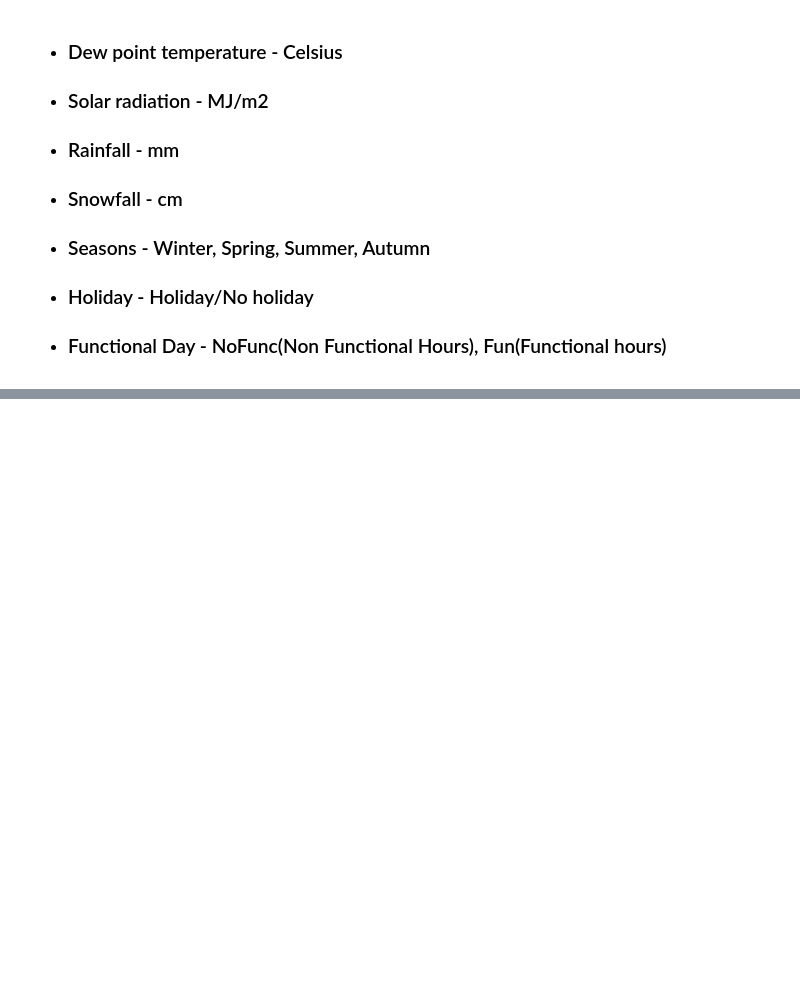
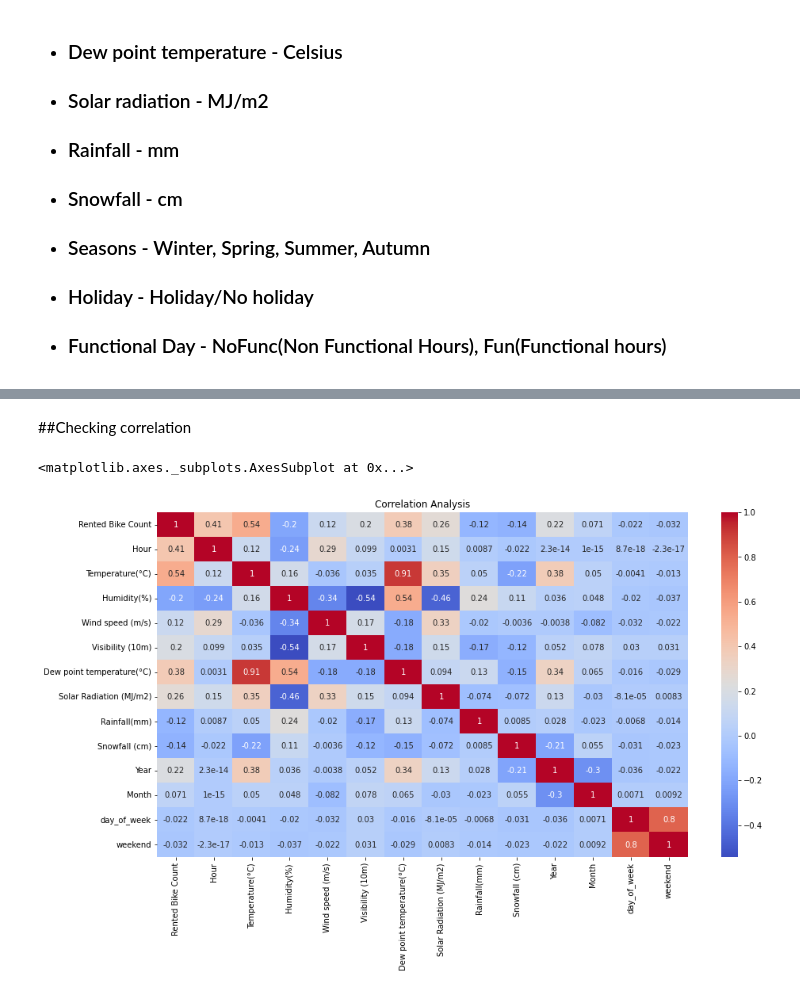
Before and after one commit to NavedMansuri/Bike-Sharing-Demand-Prediction, a Jupyter notebook: Bike_Sharing_Demand_Prediction_Capstone_Project.ipynb, the cells around one changed output, grey strips where cells are left out. Cells and saved outputs as stored; diff of their text form; code cells hidden in the pictures; blank space fills up the shorter version.

```diff
--- a/Bike_Sharing_Demand_Prediction_Capstone_Project.ipynb
+++ b/Bike_Sharing_Demand_Prediction_Capstone_Project.ipynb
@@ -30,0 +224,11 @@
+# %%
+# Extracting day,month,year from date column
+df['Year']=pd.DatetimeIndex(df['Date']).year
+df['Month']=pd.DatetimeIndex(df['Date']).month
+df['Day']=pd.DatetimeIndex(df['Date']).day
+# df.drop(columns=['Date'],axis=1,inplace=True)
+# %%
+#add month, day_of_week columns
+for df in [df]:
+    # df['month'] = df['Date'].dt.month
+    df['day_of_week'] = df['Date'].dt.dayofweek
@@ -30,0 +244,3 @@
+# %%
+# engineering new feature 'weekend' from day_of_week
+df['weekend'] = df['day_of_week'].apply(lambda x: 1 if x>4 else 0)
@@ -30,0 +254,3 @@
+# %%
+df.drop(columns=['Date'],axis=1,inplace=True)
+df.drop(columns=['Day'],axis=1,inplace=True)
@@ -30,0 +277,10 @@
+# %% [markdown]
+##Checking correlation
+# %%
+# Correlation analysis
+plt.figure(figsize=(15,8))
+plt.title('Correlation Analysis')
+sns.heatmap(df.corr(), annot=True, cmap='coolwarm')
+# %% [output]
+<matplotlib.axes._subplots.AxesSubplot at 0x...>
+[figure, added]
```
Also changed, not shown: parts of 103 cells of this notebook.
